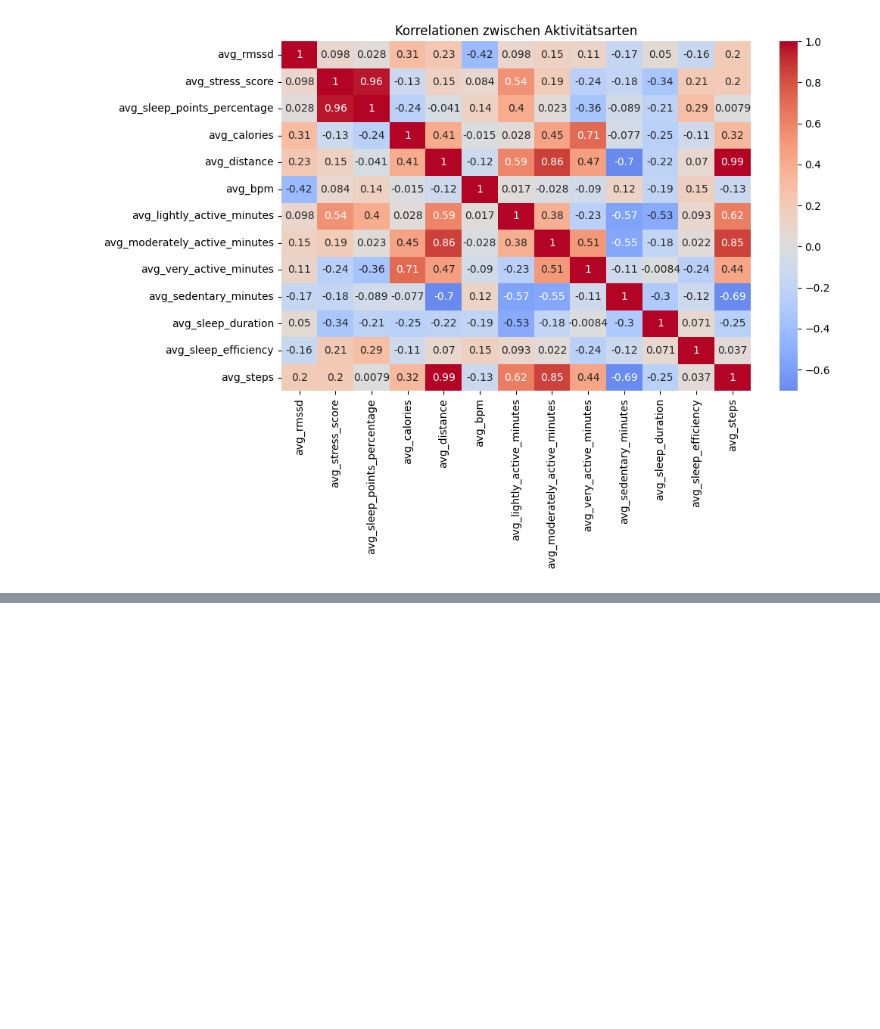
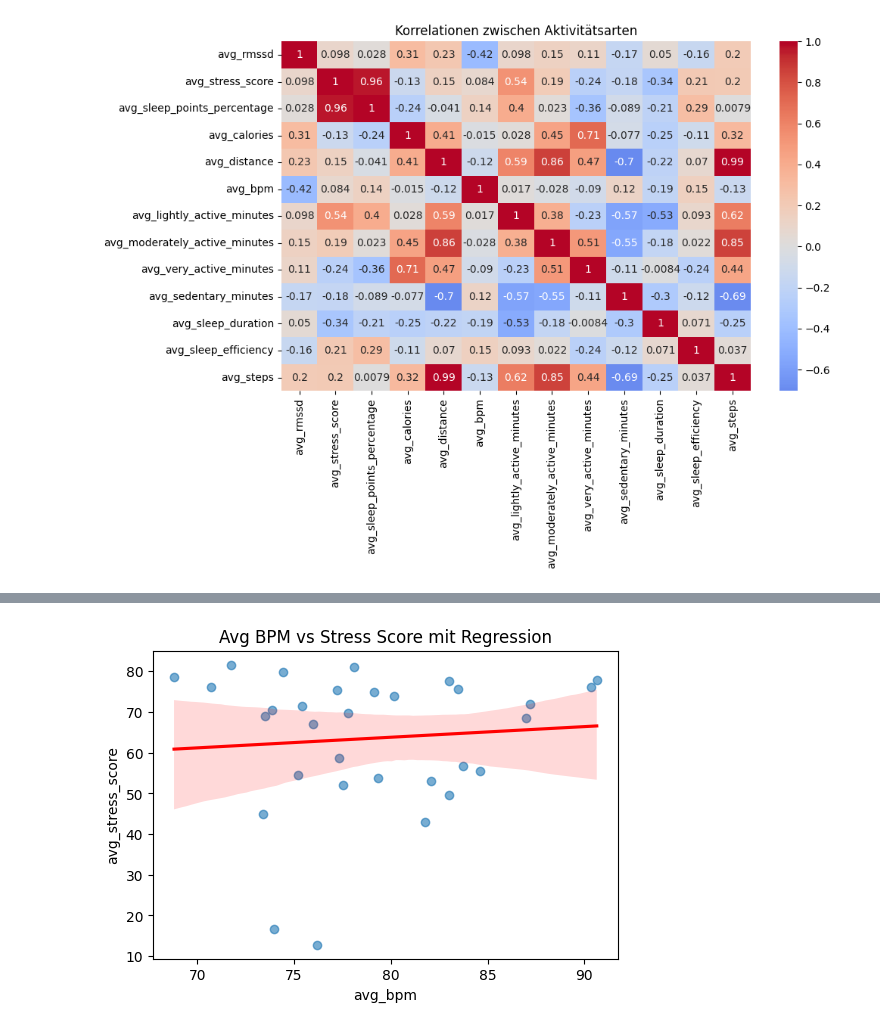
Before and after one commit to heikgrace/healthy-group-one, a Jupyter notebook: heiko_fitbit_analysis.ipynb, the cells around one changed output, grey strips where cells are left out. Drawn from its saved outputs; the diff is of its cells as text; code cells hidden in the pictures; blank space fills up the shorter version.

Commit message:
fitbit analysis changes

```diff
--- a/heiko_fitbit_analysis.ipynb
+++ b/heiko_fitbit_analysis.ipynb
@@ -259,0 +260,7 @@ plt.show()
+# %%
+plt.figure(figsize=(6,4))
+sns.regplot(x='avg_bpm', y='avg_stress_score', data=df_fitbit, scatter_kws={'alpha':0.6}, line_kws={'color':'red'})
+plt.title('Avg BPM vs Stress Score mit Regression')
+plt.show()
+# %% [output]
+[figure, added]
```
Also changed, not shown: parts of 4 cells of this notebook.
